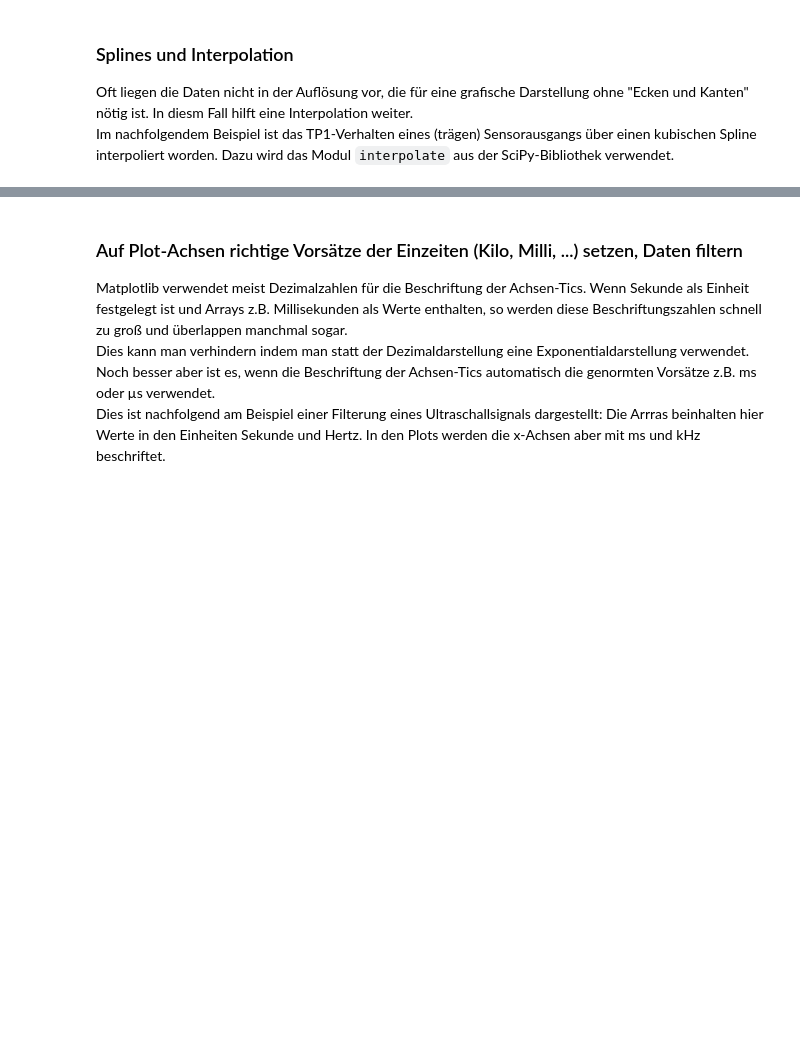
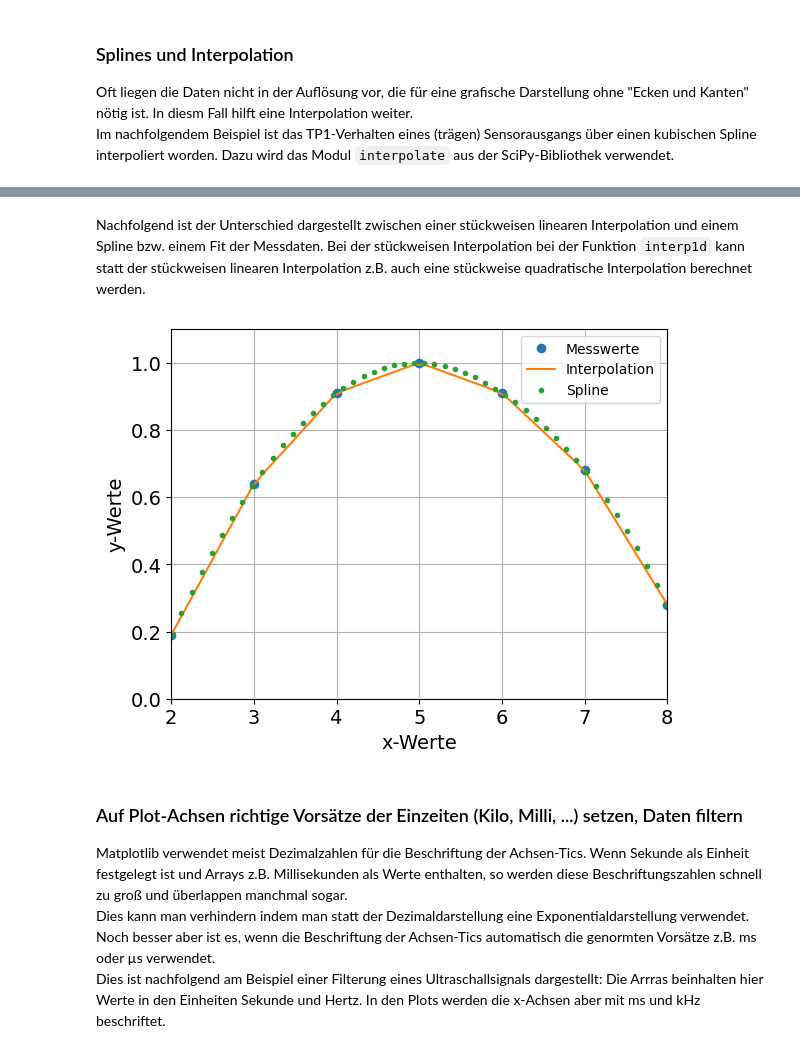
Before and after one commit to StefanMack/Matplotlib, a Jupyter notebook: matplotlibOop.ipynb, the cells around one changed output, grey strips where cells are left out. Saved outputs shown, nothing was run; the diff lists cells and outputs as text; code cells hidden in the pictures; blank space fills up the shorter version.

```diff
--- a/matplotlibOop.ipynb
+++ b/matplotlibOop.ipynb
@@ -607,3 +610,31 @@ plt.tight_layout()
+# %% [markdown]
+Nachfolgend ist der Unterschied dargestellt zwischen einer stückweisen linearen Interpolation und einem Spline bzw. einem Fit der Messdaten. Bei der stückweisen Interpolation bei der Funktion ``interp1d`` kann statt der stückweisen linearen Interpolation z.B. auch eine stückweise quadratische Interpolation berechnet werden.
+# %%
+from scipy.interpolate import interp1d, splev, splrep
+
+x = [2,3,4,5,6,7,8] # x-Messwerte
+y = [0.19,0.64,0.91,1.0,0.91,0.68,0.28] # y-Messwerte
+x_fine = np.linspace(2,8,50) # x-Werte Interpolation/Spline
+
+f_int = interp1d(x, y, kind='linear') # Funktion zur stueckweisen linearen Interpolation
+spl = splrep(x, y) # Funktion fuer den Spline
+y_int = f_int(x_fine) # y-Werte Interpolation
+y_spl = splev(x_fine, spl) # y-Werte Spline
+
+fig, ax = plt.subplots() # Darstellung (fig) und Plot (ax) instanzieren
+ax.plot(x, y, 'o', label='Messwerte')
+ax.xaxis.set_tick_params(labelsize=14) # Groesse Zahlen Achse
+ax.yaxis.set_tick_params(labelsize=14)
+ax.plot(x_fine, y_int, '-', label='Interpolation')
+ax.plot(x_fine, y_spl, '.', label='Spline')
+ax.set_xlabel('x-Werte', fontsize=14) # Beschriftung Achse
+ax.set_ylabel('y-Werte', fontsize=14)
+ax.legend() # Legende mit Werten aus ax.plot(label='')
+ax.set_xlim(2,8) # Bereich x-Achse
+ax.set_ylim(0,1.1) # Bereich y-Achse
+ax.grid() # Gitter erzeugen
+# %% [output]
+[figure, added]
 # %% [markdown]
 ### Auf Plot-Achsen richtige Vorsätze der Einzeiten (Kilo, Milli, ...) setzen, Daten filtern
 Matplotlib verwendet meist Dezimalzahlen für die Beschriftung der Achsen-Tics. Wenn Sekunde als Einheit festgelegt ist und Arrays z.B. Millisekunden als Werte enthalten, so werden diese Beschriftungszahlen schnell zu groß und überlappen manchmal sogar.
```
Also changed, not shown: parts of 20 cells of this notebook.
